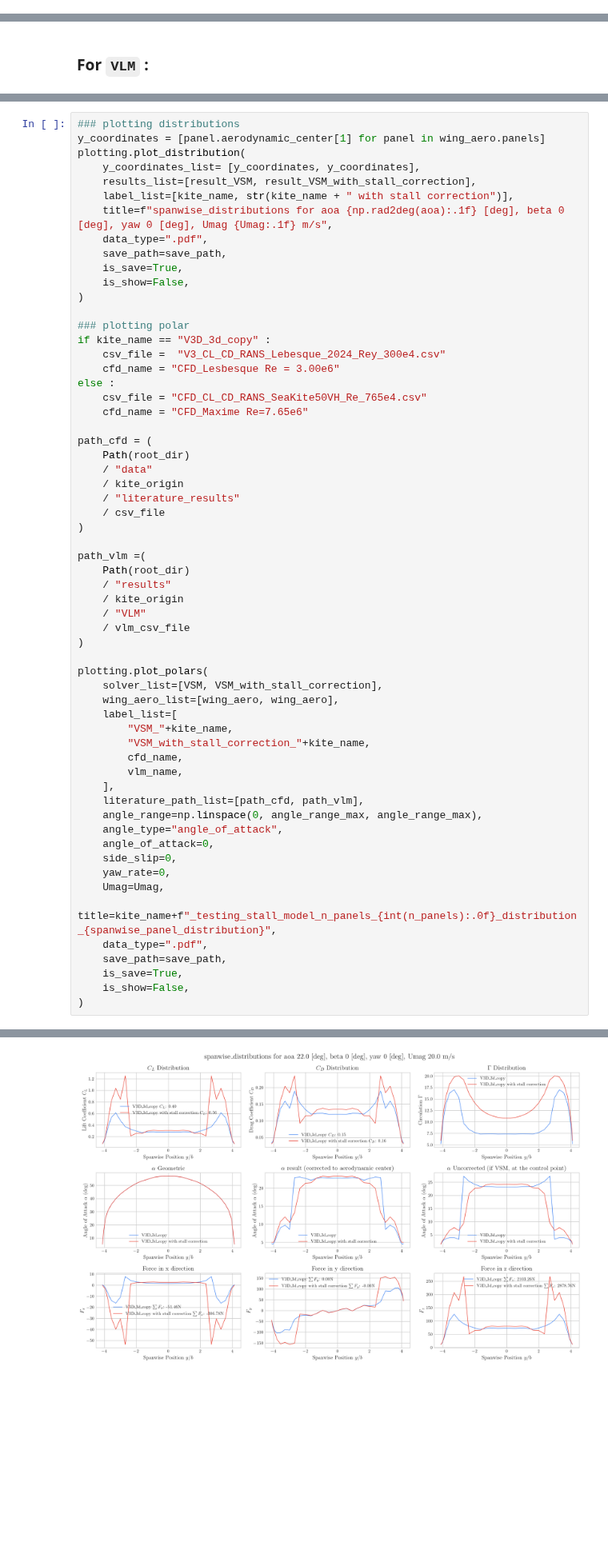
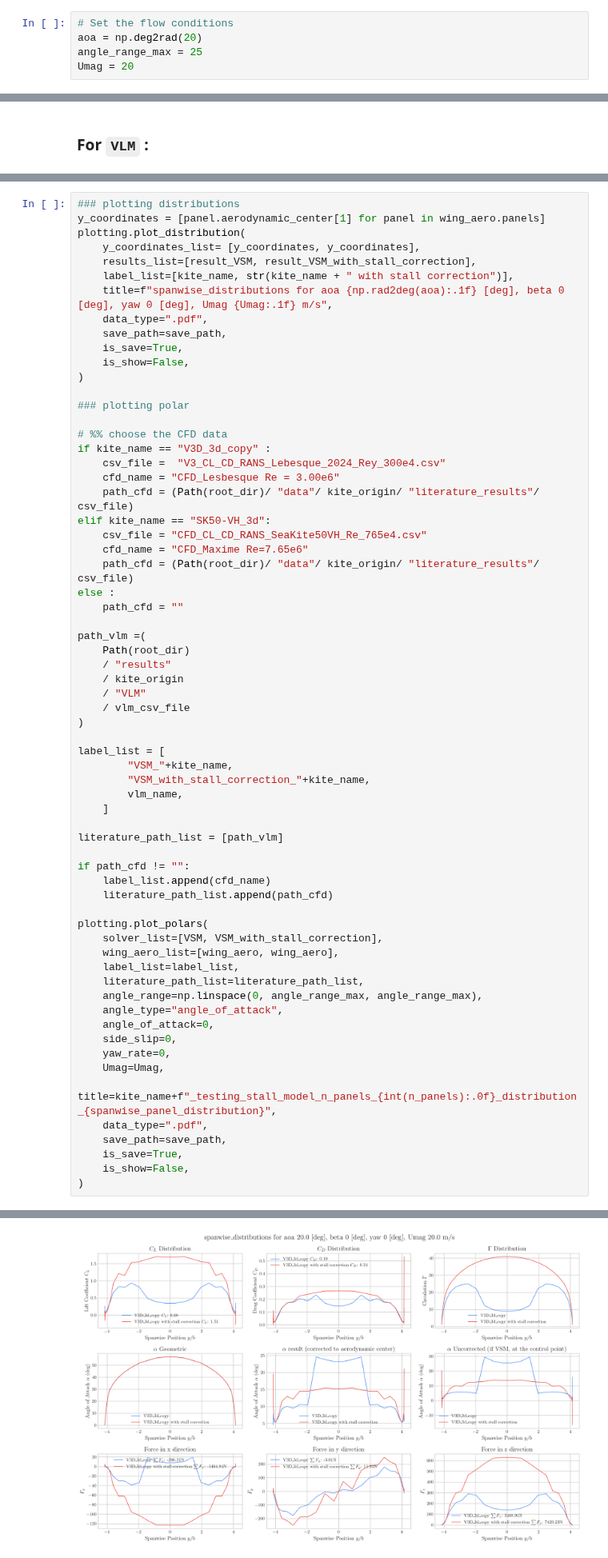
Before and after one commit to RomLmbrt/BEYOND_THE_SEA, a Jupyter notebook: SIMULATION/main_run.ipynb, the cells around one changed output, grey strips where cells are left out. Shown at 80% size. Drawn from its saved outputs; the diff is of its cells as text; blank space fills up the shorter version.

```diff
--- a/SIMULATION/main_run.ipynb
+++ b/SIMULATION/main_run.ipynb
@@ -124,6 +126,11 @@ print(airplane_vlm.wings)
 ## 3. Run the solver, iteratively for multiple angles of attack
 
 We set the `inflow conditions`, `plot` the wing, then solve the `aerodynamics`
+# %%
+# Set the flow conditions
+aoa = np.deg2rad(20)
+angle_range_max = 25
+Umag = 20
 # %% [markdown]
 ### For `VSM` :
 # %%
@@ -228,20 +240,18 @@ plotting.plot_distribution(
 )
 
 ### plotting polar
+
+# %% choose the CFD data
 if kite_name == "V3D_3d_copy" :
     csv_file =  "V3_CL_CD_RANS_Lebesque_2024_Rey_300e4.csv"
     cfd_name = "CFD_Lesbesque Re = 3.00e6"
-else :
+    path_cfd = (Path(root_dir)/ "data"/ kite_origin/ "literature_results"/ csv_file)
+elif kite_name == "SK50-VH_3d":
     csv_file = "CFD_CL_CD_RANS_SeaKite50VH_Re_765e4.csv"
     cfd_name = "CFD_Maxime Re=7.65e6"
-
-path_cfd = (
-    Path(root_dir)
-    / "data"
-    / kite_origin
-    / "literature_results"
-    / csv_file
-)
+    path_cfd = (Path(root_dir)/ "data"/ kite_origin/ "literature_results"/ csv_file)
+else :
+    path_cfd = ""
 
 path_vlm =(
     Path(root_dir)
@@ -251,16 +261,23 @@ path_vlm =(
     / vlm_csv_file
 )
 
+label_list = [
+        "VSM_"+kite_name,
+        "VSM_with_stall_correction_"+kite_name,
+        vlm_name,
+    ]
+
+literature_path_list = [path_vlm]
+
+if path_cfd != "":
+    label_list.append(cfd_name)
+    literature_path_list.append(path_cfd)
+
 plotting.plot_polars(
     solver_list=[VSM, VSM_with_stall_correction],
     wing_aero_list=[wing_aero, wing_aero],
-    label_list=[
-        "VSM_"+kite_name,
-        "VSM_with_stall_correction_"+kite_name,
-        cfd_name,
-        vlm_name,
-    ],
-    literature_path_list=[path_cfd, path_vlm],
+    label_list=label_list,
+    literature_path_list=literature_path_list,
     angle_range=np.linspace(0, angle_range_max, angle_range_max),
     angle_type="angle_of_attack",
     angle_of_attack=0,
@@ -294 +311 @@ INFO:root:Converged after 658 iterations
-[figure, old version]
+[figure, new version]
```
Also changed, not shown: parts of 6 cells of this notebook, 31 other files.
